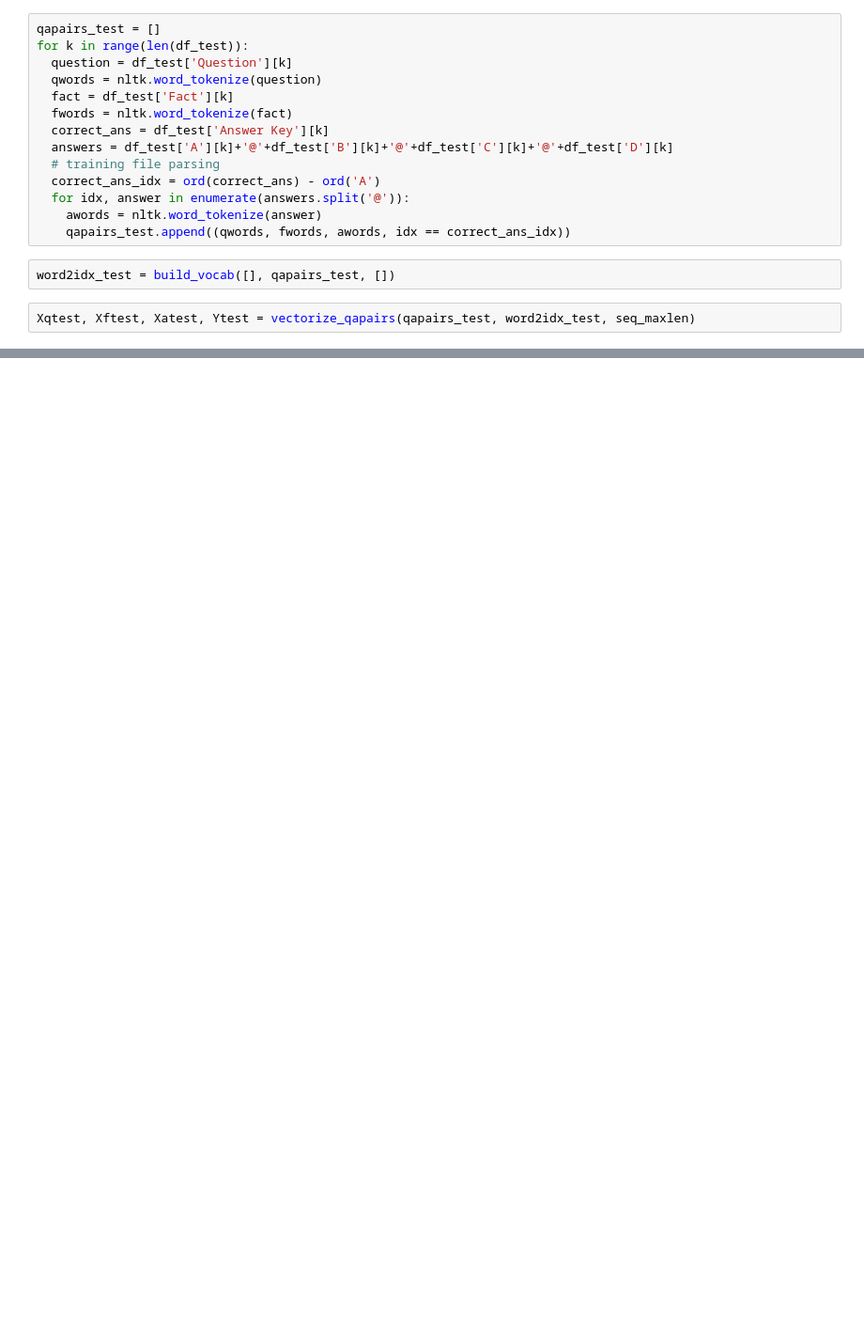
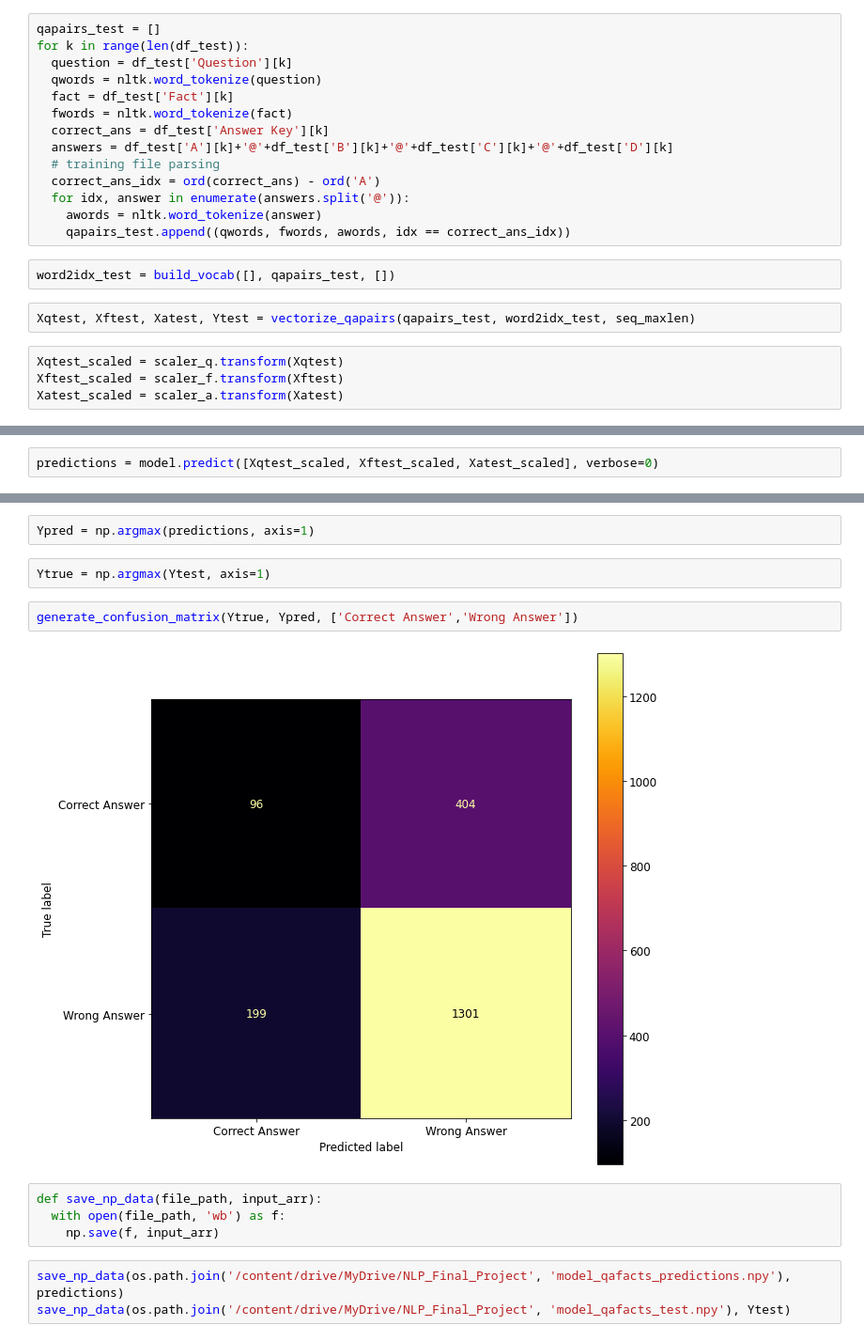
Before and after one commit to bodhisattamaitinorthwestern/nlp_course, a Jupyter notebook: Multiple_Choice_Question_Answering-FinalProject/LSTM_attempt/NLP_LSTM.ipynb, the cells around one changed output, grey strips where cells are left out. Shown: that part at 94% size. Drawn from its saved outputs; the diff is of its cells as text; blank space fills up the shorter version.

```diff
--- a/Multiple_Choice_Question_Answering-FinalProject/LSTM_attempt/NLP_LSTM.ipynb
+++ b/Multiple_Choice_Question_Answering-FinalProject/LSTM_attempt/NLP_LSTM.ipynb
@@ -371,4 +527,8 @@ for k in range(len(df_test)):
 word2idx_test = build_vocab([], qapairs_test, [])
 # %%
 Xqtest, Xftest, Xatest, Ytest = vectorize_qapairs(qapairs_test, word2idx_test, seq_maxlen)
+# %%
+Xqtest_scaled = scaler_q.transform(Xqtest)
+Xftest_scaled = scaler_f.transform(Xftest)
+Xatest_scaled = scaler_a.transform(Xatest)
 # %%
@@ -382,0 +542,2 @@ test loss, test acc: [4.029523849487305, 0.75]
+# %%
+predictions = model.predict([Xqtest_scaled, Xftest_scaled, Xatest_scaled], verbose=0)
@@ -382,0 +552,15 @@ test loss, test acc: [4.029523849487305, 0.75]
+# %%
+Ypred = np.argmax(predictions, axis=1)
+# %%
+Ytrue = np.argmax(Ytest, axis=1)
+# %%
+generate_confusion_matrix(Ytrue, Ypred, ['Correct Answer','Wrong Answer'])
+# %% [output]
+[figure, added]
+# %%
+def save_np_data(file_path, input_arr):
+  with open(file_path, 'wb') as f:
+    np.save(f, input_arr)
+# %%
+save_np_data(os.path.join('/content/drive/MyDrive/NLP_Final_Project', 'model_qafacts_predictions.npy'), predictions)
+save_np_data(os.path.join('/content/drive/MyDrive/NLP_Final_Project', 'model_qafacts_test.npy'), Ytest)
```
Also changed, not shown: parts of 45 cells of this notebook.
